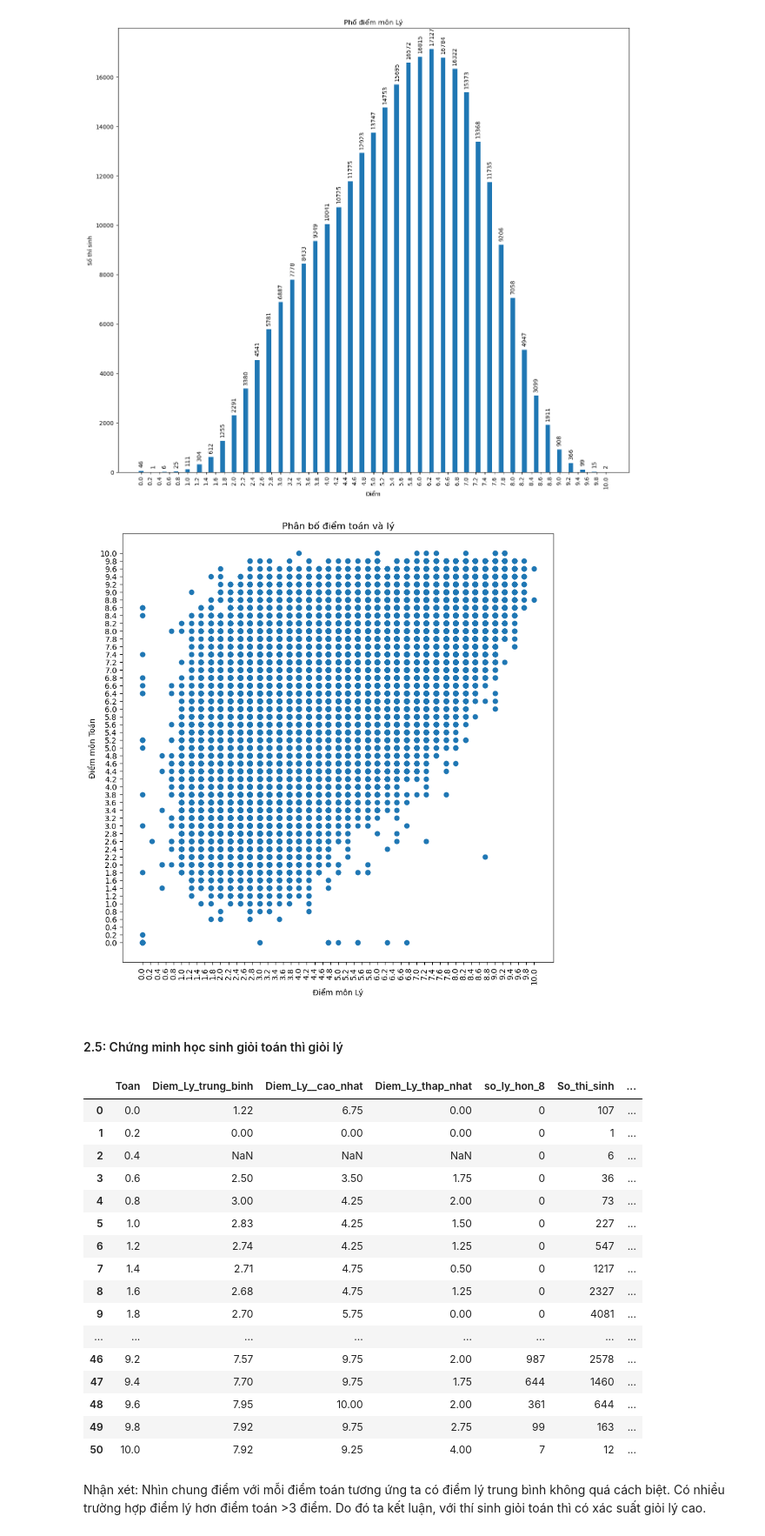
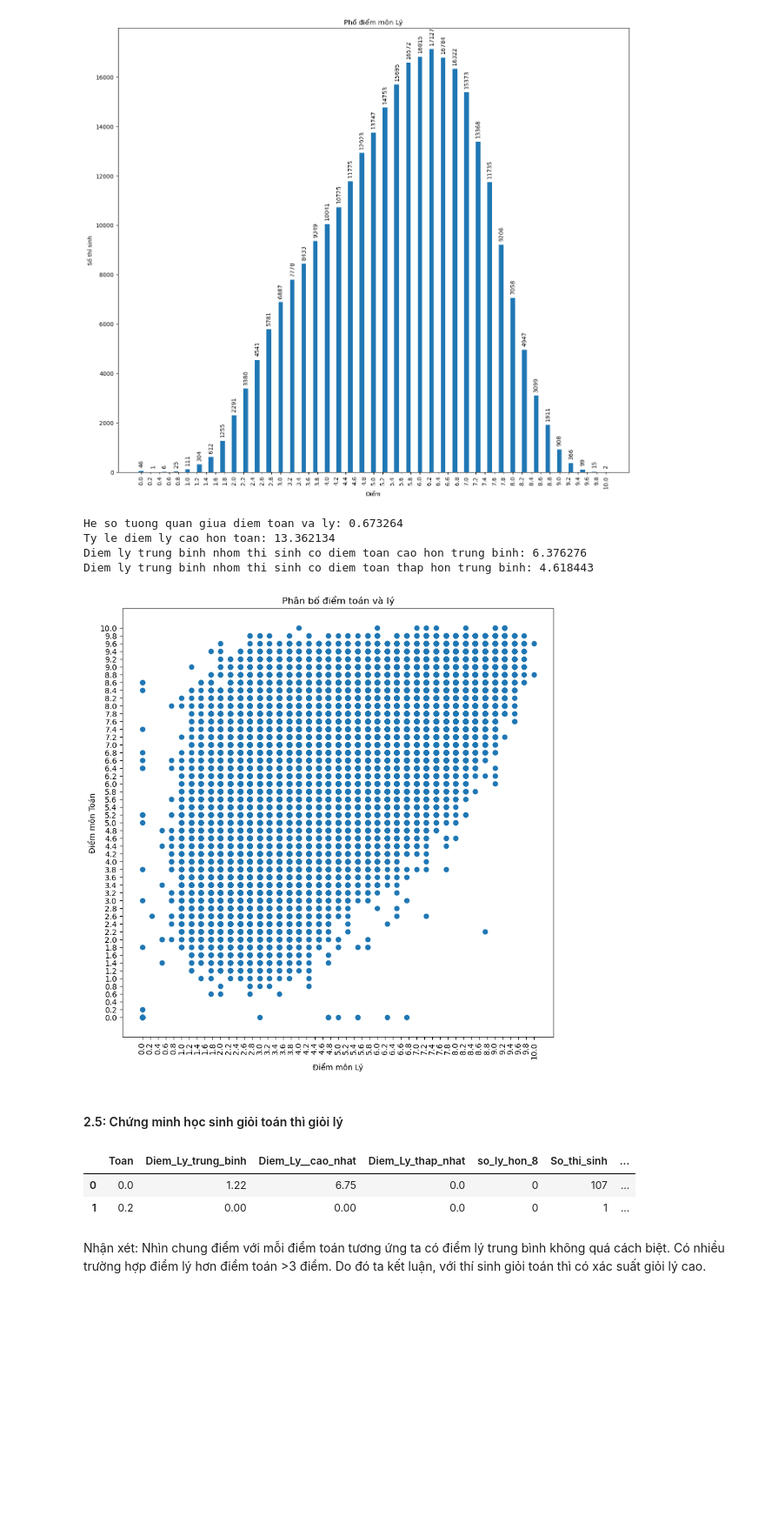
Before and after one commit to Bui-Minh-Quan/Phan_tich_diem_tot_nghiep_2019, a Jupyter notebook: PHAN_TICH_DIEM_THPTGQ.ipynb, the cells around one changed output. Shown at 87% size. Drawn from its saved outputs; the diff is of its cells as text; code cells hidden in the pictures; blank space fills up the shorter version.

Commit message:
Added calculations to analyze the correlation between Math and Physics scores, and to demonstrate that scores below 4 in Literature are associated with scores below 4 in Math

```diff
--- a/PHAN_TICH_DIEM_THPTGQ.ipynb
+++ b/PHAN_TICH_DIEM_THPTGQ.ipynb
@@ -248,8 +248,18 @@ df_Toan_ly = df[(~df['Toan'].isnull() & ~df['Li'].isnull())]
 toan = df_Toan_ly['Toan']
 ly = df_Toan_ly['Li']
 
-ti_le_ly_hon_toan = (df_Toan_ly['Li'] > df_Toan)
+correlation = df_Toan_ly['Toan'].corr(df_Toan_ly['Li'])
+ti_le_ly_hon_toan = (df_Toan_ly['Li'] > df_Toan_ly['Toan']).mean() * 100
+diem_toan_trung_binh = df_Toan_ly['Toan'].mean()
+toan_cao = df_Toan_ly[df_Toan_ly['Toan'] > diem_toan_trung_binh]['Li'].mean()
+toan_thap = df_Toan_ly[df_Toan_ly['Toan'] < diem_toan_trung_binh]['Li'].mean()
 
+#Some calculations
+print("")
+print(f"He so tuong quan giua diem toan va ly: {correlation:2f}")
+print(f"Ty le diem ly cao hon toan: {ti_le_ly_hon_toan:2f}")
+print(f"Diem ly trung binh nhom thi sinh co diem toan cao hon trung binh: {toan_cao:2f}")
+print(f"Diem ly trung binh nhom thi sinh co diem toan thap hon trung binh: {toan_thap:2f}")
 plt.figure(figsize = (10, 10))
 
 plt.scatter(ly, toan)
@@ -266,50 +276,40 @@ plt.yticks(rotation = 0)
 
 plt.show()
 # %% [output]
+He so tuong quan giua diem toan va ly: 0.673264
+Ty le diem ly cao hon toan: 13.362134
+Diem ly trung binh nhom thi sinh co diem toan cao hon trung binh: 6.376276
+Diem ly trung binh nhom thi sinh co diem toan thap hon trung binh: 4.618443
 [figure]
 # %% [markdown]
 #### 2.5: Chứng minh học sinh giỏi toán thì giỏi lý
 # %%
 
 # tinh toan diem ly tuong ung voi diem toan da chon
 df_Toan = df[~df['Toan'].isnull()]
 
 # Group by 'Toan' and calculate the required statistics
 df_grouped = df_Toan.groupby('Toan').agg(
     Diem_Ly_trung_binh=('Li', 'mean'),
     Diem_Ly__cao_nhat=('Li', 'max'),
     Diem_Ly_thap_nhat=('Li', 'min'),
     so_ly_hon_8=('Li', lambda x: (x > 8).sum()),
     So_thi_sinh=('Toan', 'count')
 ).reset_index()
 
 # Calculate the number of students who have higher score in Ly than Toan
 df_grouped['So_ly_cao_hon_toan'] = df_grouped.apply(
     lambda row: df_Toan[(df_Toan['Toan'] == row['Toan']) & (df_Toan['Li'] > row['Toan'])].shape[0], axis=1
 )
 
 # Round the 'Diem_Ly_trung_binh' column
 df_grouped['Diem_Ly_trung_binh'] = df_grouped['Diem_Ly_trung_binh'].round(2)
 
-df_grouped
+df_grouped.head(2)
 # %% [output]
 |  | Toan | Diem_Ly_trung_binh | Diem_Ly__cao_nhat | Diem_Ly_thap_nhat | so_ly_hon_8 | So_thi_sinh | ... |
-| 0 | 0.0 | 1.22 | 6.75 | 0.00 | 0 | 107 | ... |
-| 1 | 0.2 | 0.00 | 0.00 | 0.00 | 0 | 1 | ... |
-| 2 | 0.4 | NaN | NaN | NaN | 0 | 6 | ... |
-| 3 | 0.6 | 2.50 | 3.50 | 1.75 | 0 | 36 | ... |
-| 4 | 0.8 | 3.00 | 4.25 | 2.00 | 0 | 73 | ... |
-| 5 | 1.0 | 2.83 | 4.25 | 1.50 | 0 | 227 | ... |
-| 6 | 1.2 | 2.74 | 4.25 | 1.25 | 0 | 547 | ... |
-| 7 | 1.4 | 2.71 | 4.75 | 0.50 | 0 | 1217 | ... |
-| 8 | 1.6 | 2.68 | 4.75 | 1.25 | 0 | 2327 | ... |
-| 9 | 1.8 | 2.70 | 5.75 | 0.00 | 0 | 4081 | ... |
-| ... | ... | ... | ... | ... | ... | ... | ... |
-| 46 | 9.2 | 7.57 | 9.75 | 2.00 | 987 | 2578 | ... |
-| 47 | 9.4 | 7.70 | 9.75 | 1.75 | 644 | 1460 | ... |
-| 48 | 9.6 | 7.95 | 10.00 | 2.00 | 361 | 644 | ... |
-| 49 | 9.8 | 7.92 | 9.75 | 2.75 | 99 | 163 | ... |
-| 50 | 10.0 | 7.92 | 9.25 | 4.00 | 7 | 12 | ... |
+| 0 | 0.0 | 1.22 | 6.75 | 0.0 | 0 | 107 | ... |
+| 1 | 0.2 | 0.00 | 0.00 | 0.0 | 0 | 1 | ... |
 # %% [markdown]
 Nhận xét:
 Nhìn chung điểm với mỗi điểm toán  tương ứng ta có điểm lý trung bình không quá cách biệt. Có nhiều trường hợp điểm lý hơn điểm toán >3 điểm.
```
Also changed, not shown: parts of 5 cells of this notebook, 1 other file.
